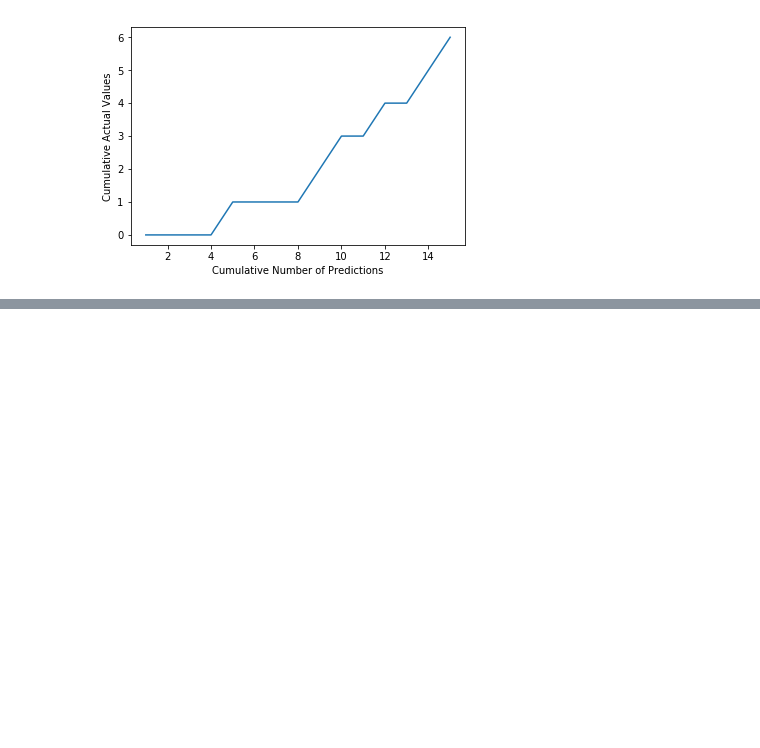
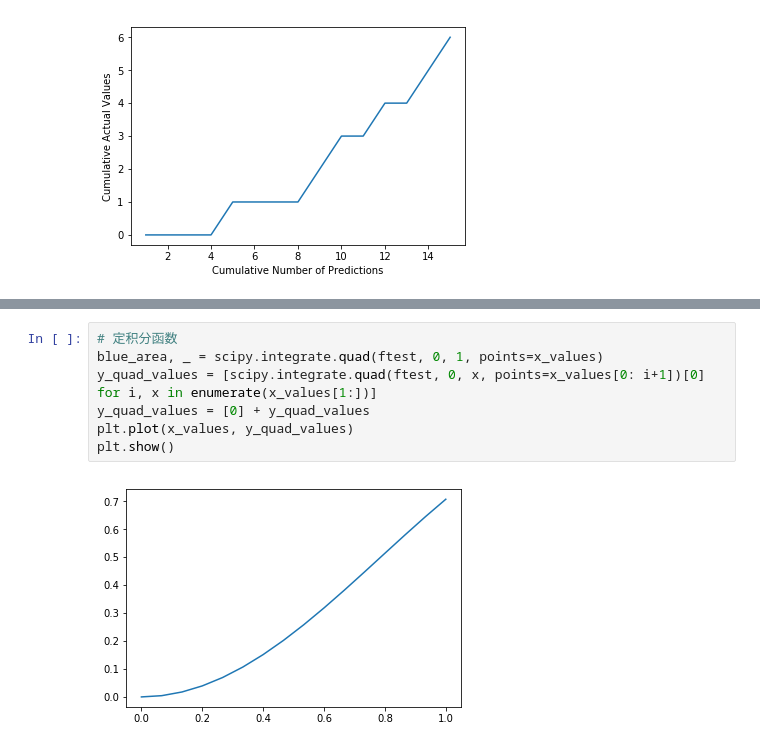
Before and after one commit to kqdmqx/kaggle-Porto-Seguros-Safe-Driver-Prediction, a Jupyter notebook: ipython/gini-coefficient-an-intuitive-explanation.ipynb, the cells around one changed output, grey strips where cells are left out. Saved outputs shown, nothing was run; the diff lists cells and outputs as text; blank space fills up the shorter version.

```diff
--- a/ipython/gini-coefficient-an-intuitive-explanation.ipynb
+++ b/ipython/gini-coefficient-an-intuitive-explanation.ipynb
@@ -108,0 +157,9 @@ plt.show()
+# %%
+# 定积分函数
+blue_area, _ = scipy.integrate.quad(ftest, 0, 1, points=x_values)
+y_quad_values = [scipy.integrate.quad(ftest, 0, x, points=x_values[0: i+1])[0] for i, x in enumerate(x_values[1:])]
+y_quad_values = [0] + y_quad_values
+plt.plot(x_values, y_quad_values)
+plt.show()
+# %% [output]
+[figure, added]
```
Also changed, not shown: parts of 9 cells of this notebook, 1 other file.
